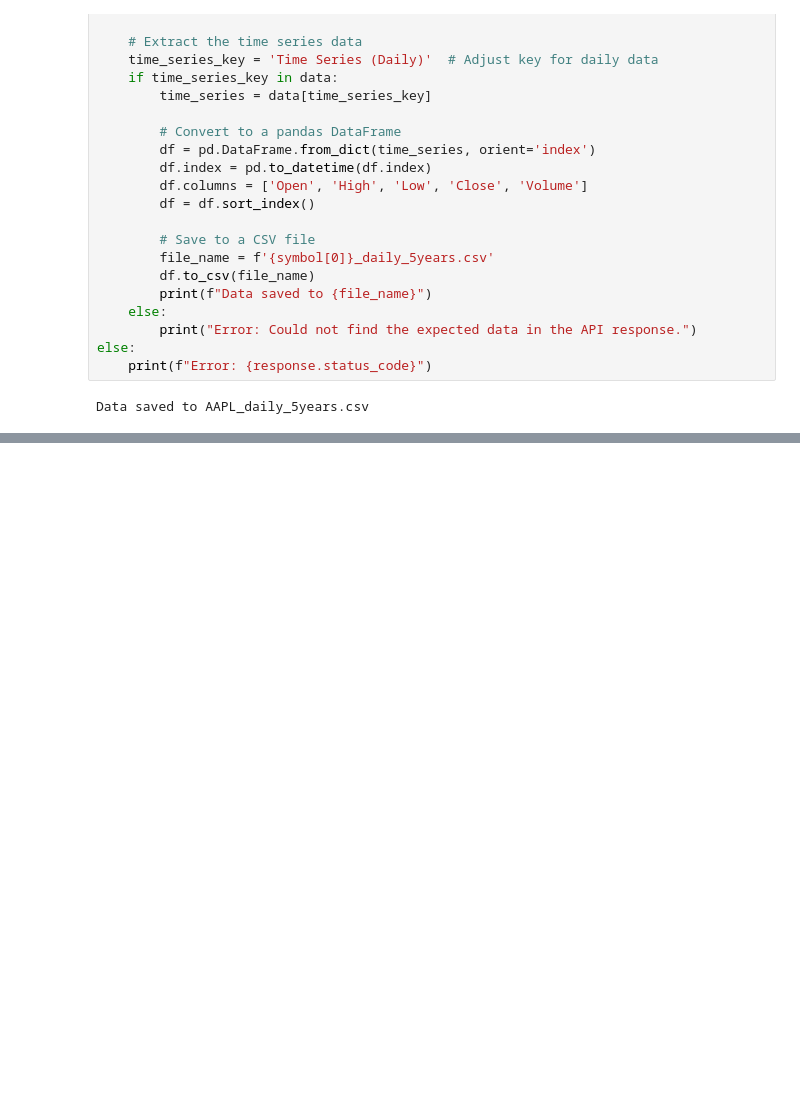
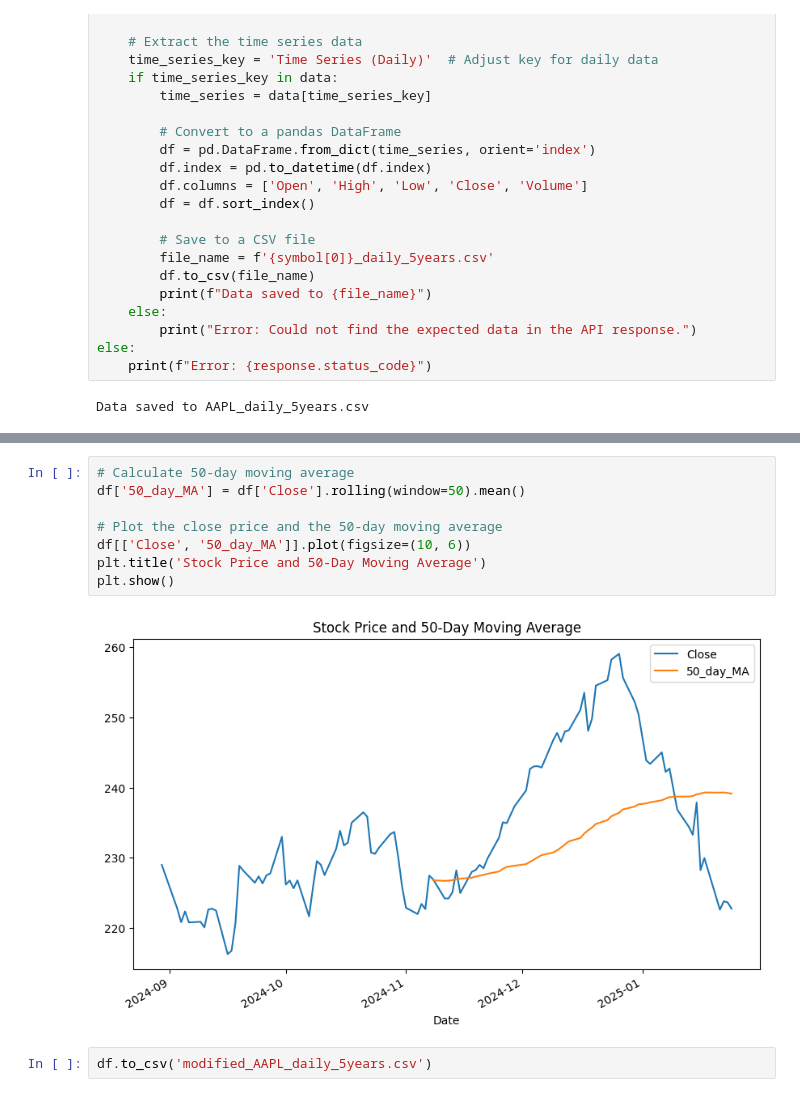
Before and after one commit to Harshpreetkaur98/Minerva-Hackathon, a Jupyter notebook: Training.ipynb, the cells around one changed output, grey strips where cells are left out. Drawn from its saved outputs; the diff is of its cells as text; blank space fills up the shorter version.

```diff
--- a/Training.ipynb
+++ b/Training.ipynb
@@ -47,0 +124,12 @@ Data saved to AAPL_daily_5years.csv
+# %%
+# Calculate 50-day moving average
+df['50_day_MA'] = df['Close'].rolling(window=50).mean()
+
+# Plot the close price and the 50-day moving average
+df[['Close', '50_day_MA']].plot(figsize=(10, 6))
+plt.title('Stock Price and 50-Day Moving Average')
+plt.show()
+# %% [output]
+[figure, added]
+# %%
+df.to_csv('modified_AAPL_daily_5years.csv')
```
Also changed, not shown: parts of 4 cells of this notebook, 1 other file.
